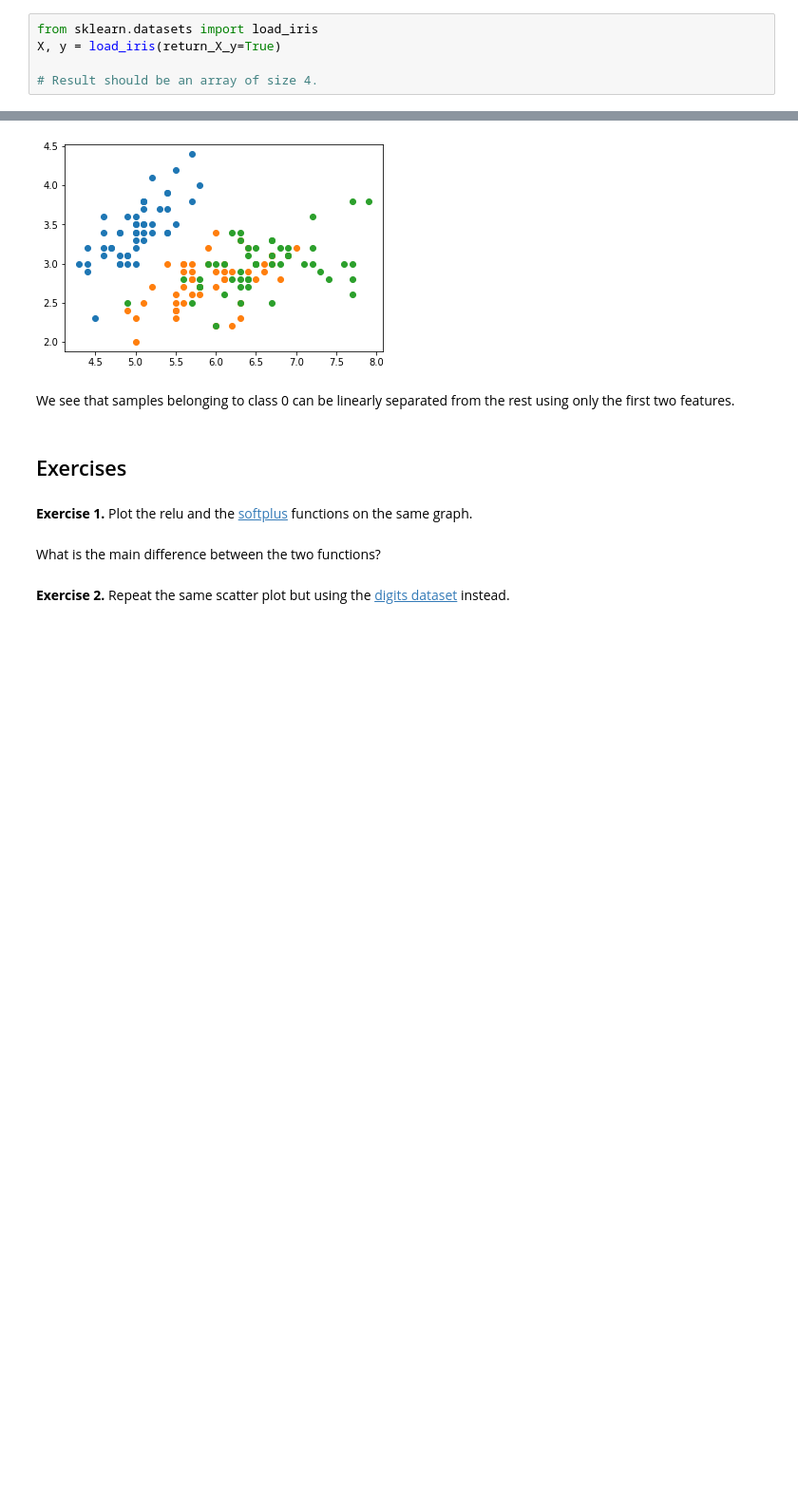
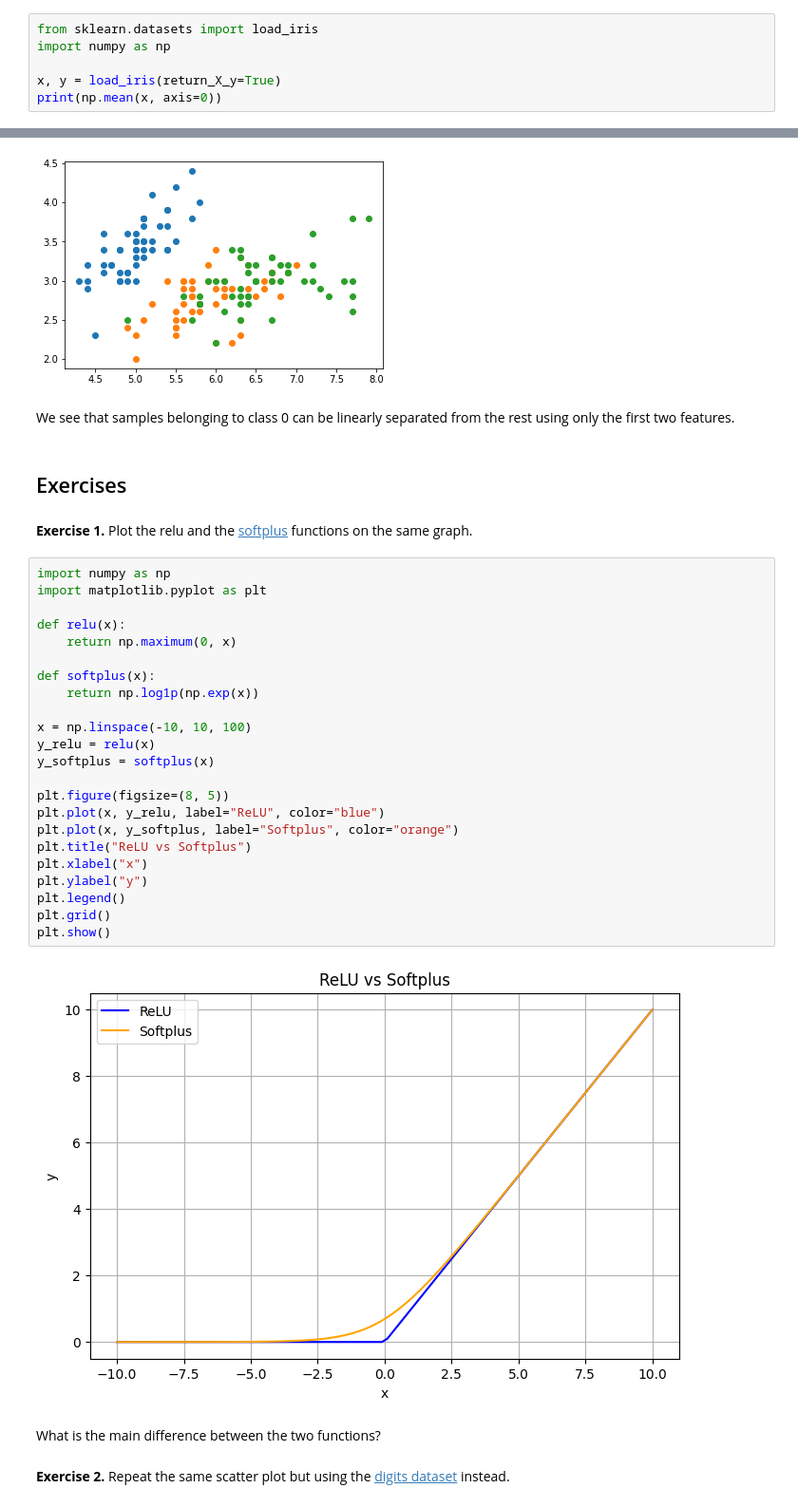
Before and after one commit to Lwan2205/Nhom4_KhoaCNTT_VAA_FITVAA, a Jupyter notebook: notebooks/01_python_basics.ipynb, the cells around one changed output, grey strips where cells are left out. Shown: that part at 95% size. Drawn from its saved outputs; the diff is of its cells as text; blank space fills up the shorter version.

```diff
--- a/notebooks/01_python_basics.ipynb
+++ b/notebooks/01_python_basics.ipynb
@@ -471,6 +511,7 @@ euclidean_norm_2d(my_matrix)
 **Exercise 5.** Compute the mean value of the features in the [iris dataset](https://scikit-learn.org/stable/modules/generated/sklearn.datasets.load_iris.html). Hint: use the `axis` argument on [np.mean](https://numpy.org/doc/stable/reference/generated/numpy.mean.html).
 # %%
 from sklearn.datasets import load_iris
-X, y = load_iris(return_X_y=True)
+import numpy as np
 
-# Result should be an array of size 4.
+x, y = load_iris(return_X_y=True)
+print(np.mean(x, axis=0))
@@ -525,6 +568,31 @@ We see that samples belonging to class 0 can be linearly separated from the rest
 ## Exercises
 # %% [markdown]
 **Exercise 1.** Plot the relu and the [softplus](https://en.wikipedia.org/wiki/Rectifier_(neural_networks)#Softplus) functions on the same graph.
+# %%
+import numpy as np
+import matplotlib.pyplot as plt
+
+def relu(x):
+    return np.maximum(0, x)
+
+def softplus(x):
+    return np.log1p(np.exp(x))
+
+x = np.linspace(-10, 10, 100)
+y_relu = relu(x)
+y_softplus = softplus(x)
+
+plt.figure(figsize=(8, 5))
+plt.plot(x, y_relu, label="ReLU", color="blue")
+plt.plot(x, y_softplus, label="Softplus", color="orange")
+plt.title("ReLU vs Softplus")
+plt.xlabel("x")
+plt.ylabel("y")
+plt.legend()
+plt.grid()
+plt.show()
+# %% [output]
+[figure, added]
 # %% [markdown]
 What is the main difference between the two functions?
 # %% [markdown]
```
Also changed, not shown: parts of 8 cells of this notebook.
